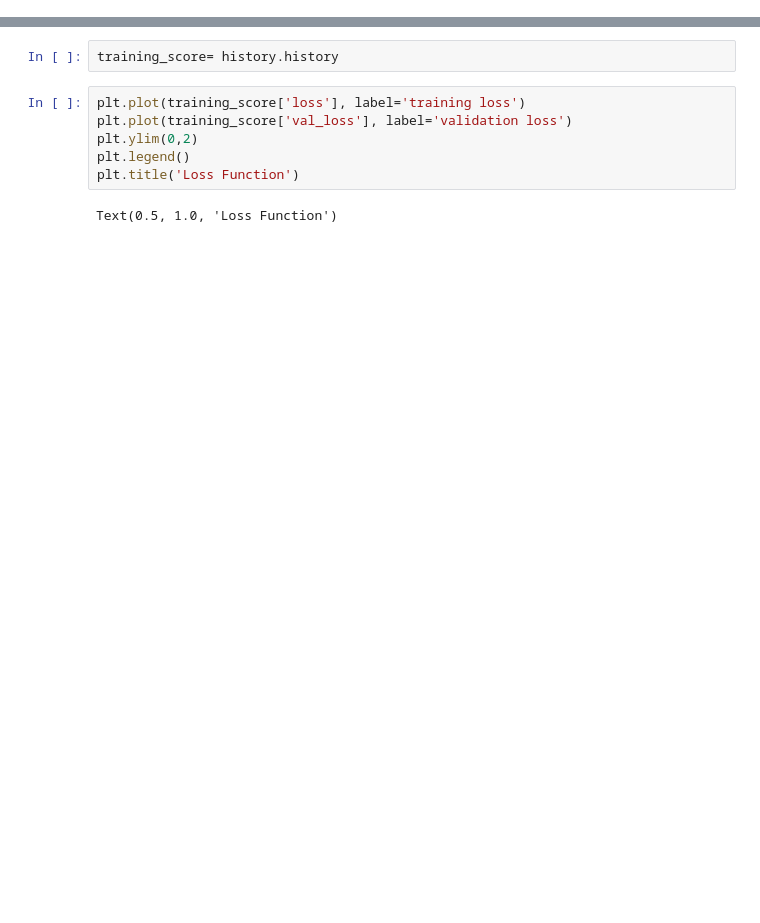
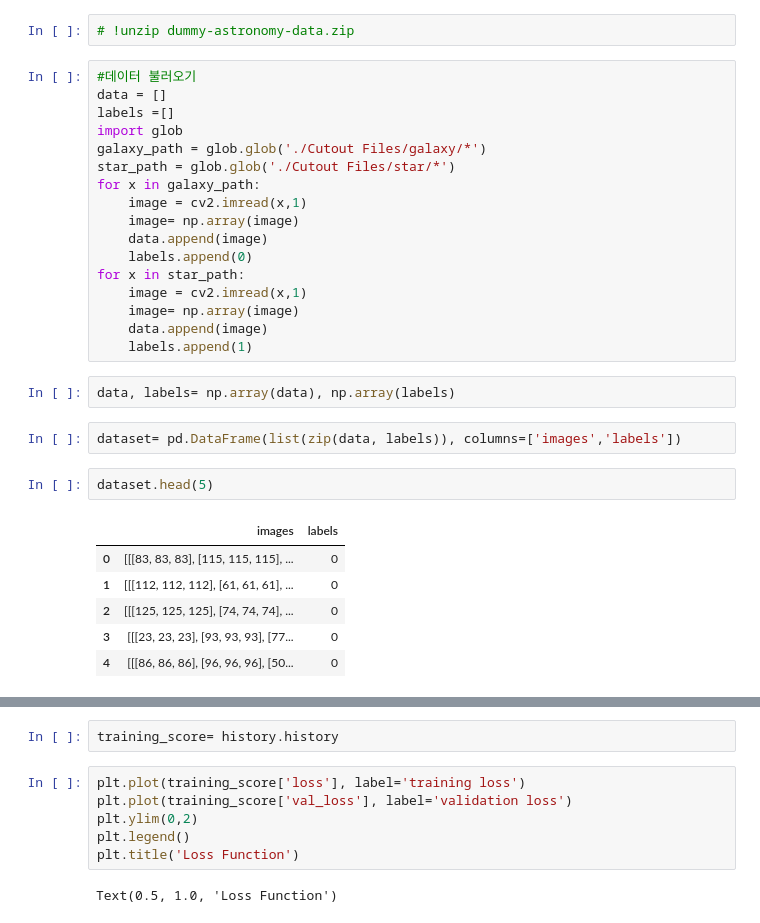
Before and after one commit to BlingstarHamal/aib12project4, a Jupyter notebook: p4.ipynb, the cells around one changed output, grey strips where cells are left out. Drawn from its saved outputs; the diff is of its cells as text; blank space fills up the shorter version.

```diff
--- a/p4.ipynb
+++ b/p4.ipynb
@@ -246,0 +78,32 @@ show_graph(smooth_data)
+# %%
+# !unzip dummy-astronomy-data.zip
+# %%
+#데이터 불러오기
+data = []
+labels =[]
+import glob
+galaxy_path = glob.glob('./Cutout Files/galaxy/*')
+star_path = glob.glob('./Cutout Files/star/*')
+for x in galaxy_path:
+    image = cv2.imread(x,1)
+    image= np.array(image)
+    data.append(image)
+    labels.append(0)
+for x in star_path:
+    image = cv2.imread(x,1)
+    image= np.array(image)
+    data.append(image)
+    labels.append(1)
+# %%
+data, labels= np.array(data), np.array(labels)
+# %%
+dataset= pd.DataFrame(list(zip(data, labels)), columns=['images','labels'])
+# %%
+dataset.head(5)
+# %% [output]
+|  | images | labels |
+| 0 | [[[83, 83, 83], [115, 115, 115], ... | 0 |
+| 1 | [[[112, 112, 112], [61, 61, 61], ... | 0 |
+| 2 | [[[125, 125, 125], [74, 74, 74], ... | 0 |
+| 3 | [[[23, 23, 23], [93, 93, 93], [77... | 0 |
+| 4 | [[[86, 86, 86], [96, 96, 96], [50... | 0 |
```
Also changed, not shown: parts of 47 cells of this notebook.
